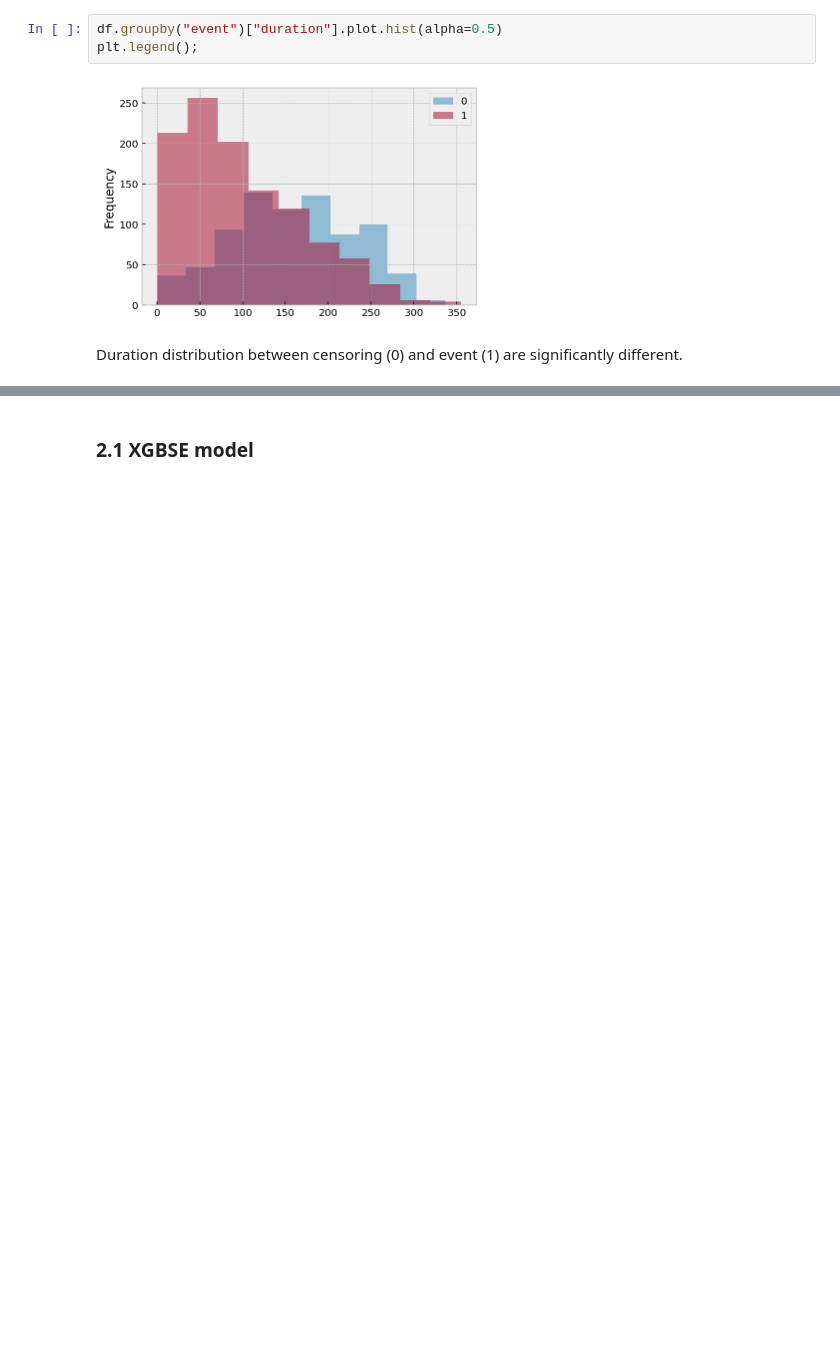
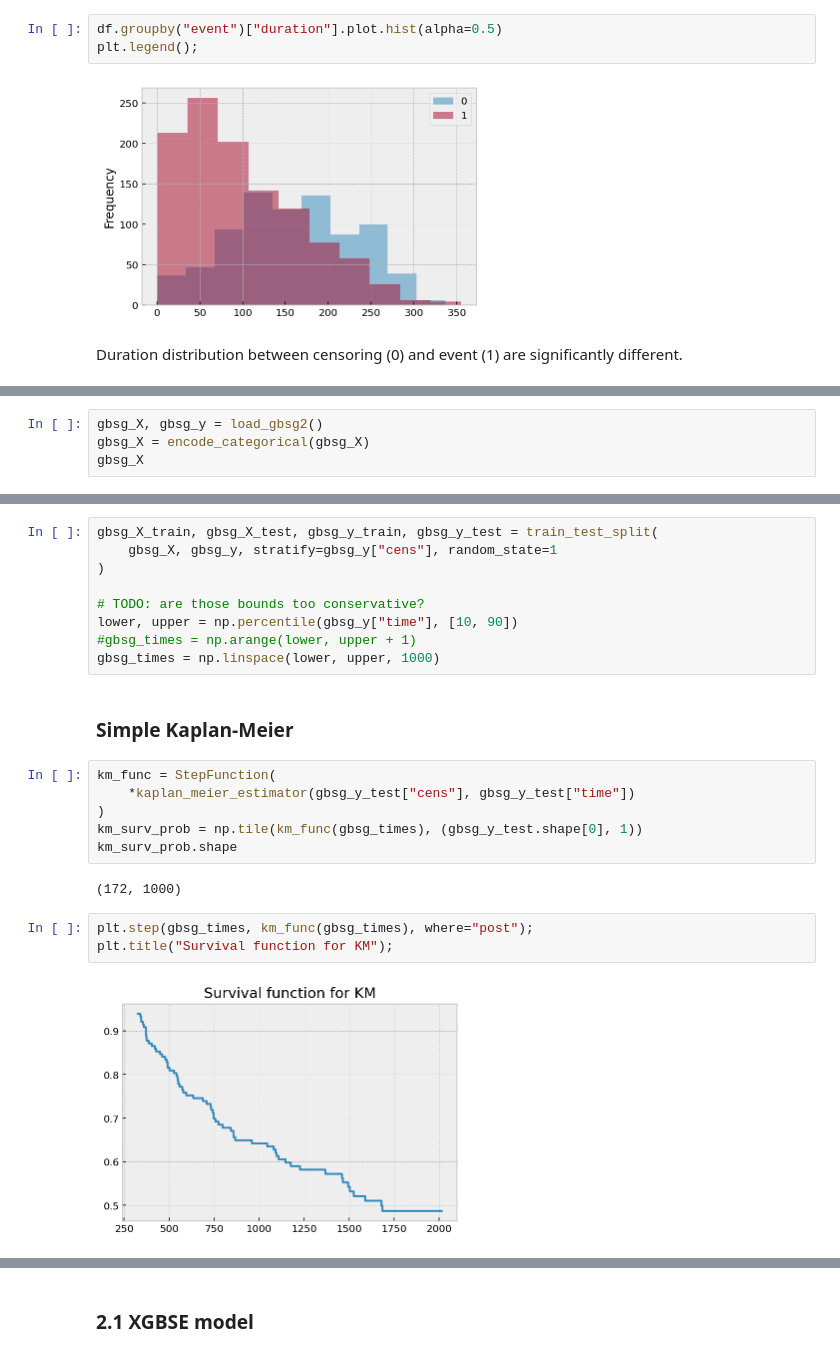
Before and after one commit to skurvival/sandbox, a Jupyter notebook: XGBSE_Scikit.ipynb, the cells around one changed output, grey strips where cells are left out. Cells and saved outputs as stored; diff of their text form; blank space fills up the shorter version.

```diff
--- a/XGBSE_Scikit.ipynb
+++ b/XGBSE_Scikit.ipynb
@@ -79,0 +92,4 @@ Duration distribution between censoring (0) and event (1) are significantly diff
+# %%
+gbsg_X, gbsg_y = load_gbsg2()
+gbsg_X = encode_categorical(gbsg_X)
+gbsg_X
@@ -79,0 +110,24 @@ Duration distribution between censoring (0) and event (1) are significantly diff
+# %%
+gbsg_X_train, gbsg_X_test, gbsg_y_train, gbsg_y_test = train_test_split(
+    gbsg_X, gbsg_y, stratify=gbsg_y["cens"], random_state=1
+)
+
+# TODO: are those bounds too conservative?
+lower, upper = np.percentile(gbsg_y["time"], [10, 90])
+#gbsg_times = np.arange(lower, upper + 1)
+gbsg_times = np.linspace(lower, upper, 1000)
+# %% [markdown]
+### Simple Kaplan-Meier
+# %%
+km_func = StepFunction(
+    *kaplan_meier_estimator(gbsg_y_test["cens"], gbsg_y_test["time"])
+)
+km_surv_prob = np.tile(km_func(gbsg_times), (gbsg_y_test.shape[0], 1))
+km_surv_prob.shape
+# %% [output]
+(172, 1000)
+# %%
+plt.step(gbsg_times, km_func(gbsg_times), where="post");
+plt.title("Survival function for KM");
+# %% [output]
+[figure, added]
```
Also changed, not shown: parts of 48 cells of this notebook.
